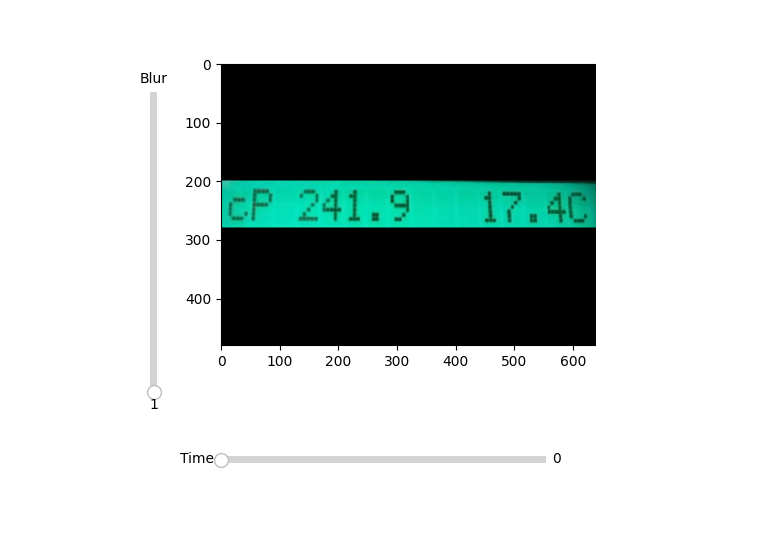
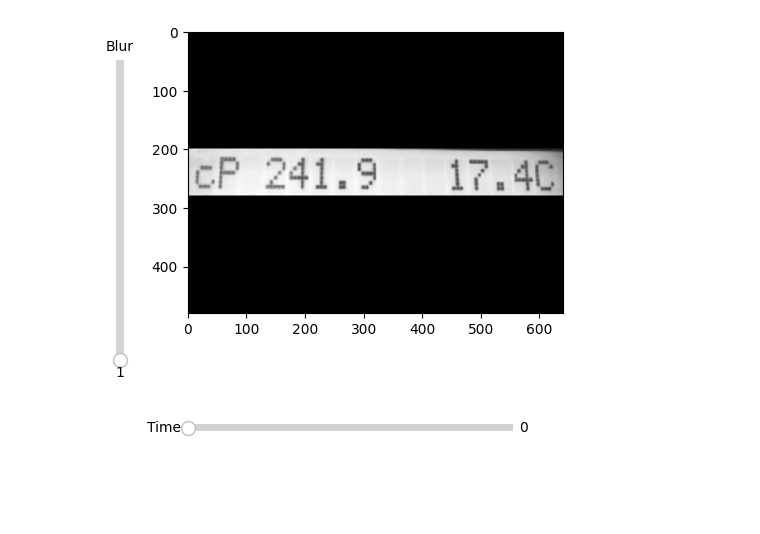
Before and after one commit to EnglishBeach/Diplom-work, a Jupyter notebook: Video_process/to_frames.ipynb, the cells around one changed output. Cells and saved outputs as stored; diff of their text form; code cells hidden in the pictures; blank space fills up the shorter version.

```diff
--- a/Video_process/to_frames.ipynb
+++ b/Video_process/to_frames.ipynb
@@ -15,66 +15,69 @@ from matplotlib.widgets import  Slider
 VIDEO_PATH = "Videos/Start1.avi"
 # %%
 CAP = cv2.VideoCapture(VIDEO_PATH)
-FPS = CAP.get(cv2.CAP_PROP_FPS)
+FPS = int(CAP.get(cv2.CAP_PROP_FPS))
 LENTH = int(CAP.get(cv2.CAP_PROP_FRAME_COUNT) / FPS)
+CAP.set(cv2.CAP_PROP_POS_FRAMES, 0)
+_, START_FRAME = CAP.read()
 # %%
 # Preprocess
+def image_process(frame, blur=1):
+    frame = cv2.blur(frame, (BLUR, BLUR))
+    frame = cv2.cvtColor(frame, cv2.COLOR_BGR2GRAY)
+    frame = cv2.bitwise_not(frame)
+    return frame
 
 
-def image_process(img):
-    return img
-
+BLUR = 1
 
 fig, ax = plt.subplots()
-fig.set_size_inches(5,5)
-# fig.subplots_adjust(left=0,right=1,bottom=0.0,top=1,hspace=0,wspace=0)
-fig.subplots_adjust(left=0.25,right=1,bottom=0.25,top =1,hspace=0,wspace=0)
-# del ax.xaxis, ax.yaxis
+fig.set_size_inches(5, 5)
+fig.subplots_adjust(left=0.25, right=1, bottom=0.25, top=1, hspace=0, wspace=0)
 
-CAP.set(cv2.CAP_PROP_POS_FRAMES, 0)
-_, START_FRAME = CAP.read()
-PLOT = ax.imshow(START_FRAME)
+PLOT = ax.imshow(image_process(START_FRAME), cmap='binary')
 
 ax_time_slider = fig.add_axes([0.25, 0.1, 0.65, 0.03])
-
 TIME_slider = Slider(
     ax=ax_time_slider,
     label='Time',
     valmin=0,
     valmax=LENTH,
     valinit=0,
     valstep=1,
 )
-BLUR =1
+
 ax_blur_slider = fig.add_axes([0.1, 0.25, 0.03, 0.6])
 BLUR_slider = Slider(
     ax=ax_blur_slider,
     orientation='vertical',
     label='Blur',
     valmin=BLUR,
     valmax=20,
     valinit=1,
     valstep=1,
 )
 
+
 def update(val):
     time = TIME_slider.val
     global BLUR
-    BLUR =BLUR_slider.val
-    CAP.set(cv2.CAP_PROP_POS_FRAMES, int(FPS*time))
+    BLUR = BLUR_slider.val
+
+    CAP.set(cv2.CAP_PROP_POS_FRAMES, int(FPS * time))
     _, frame = CAP.read()
-    frame =cv2.blur(frame,(BLUR,BLUR))
+    frame = image_process(frame, blur=BLUR)
 
     PLOT.set_data(frame)
     PLOT.autoscale()
 
     fig.canvas.draw_idle()
 
+
 TIME_slider.on_changed(update)
-BLUR_slider.on_changed(update);
+BLUR_slider.on_changed(update)
 plt.show()
 # %% [output]
-[figure, old version]
+[figure, new version]
 # %%
 # input('Continue to selection?')
 print(f'Blur value= {BLUR}')
```
Also changed, not shown: parts of 30 cells of this notebook.
